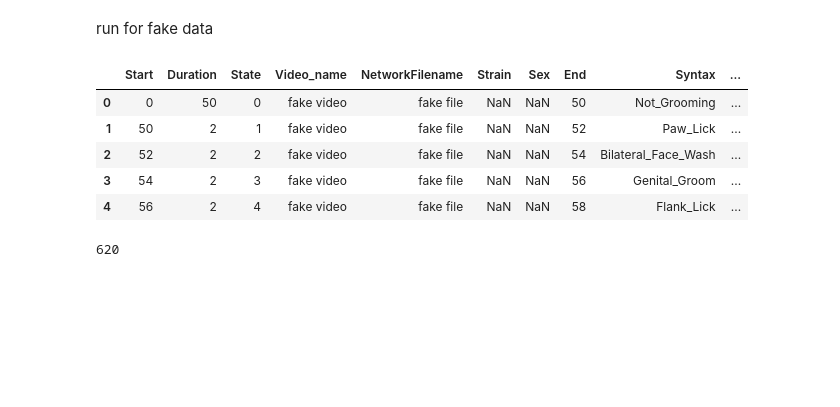
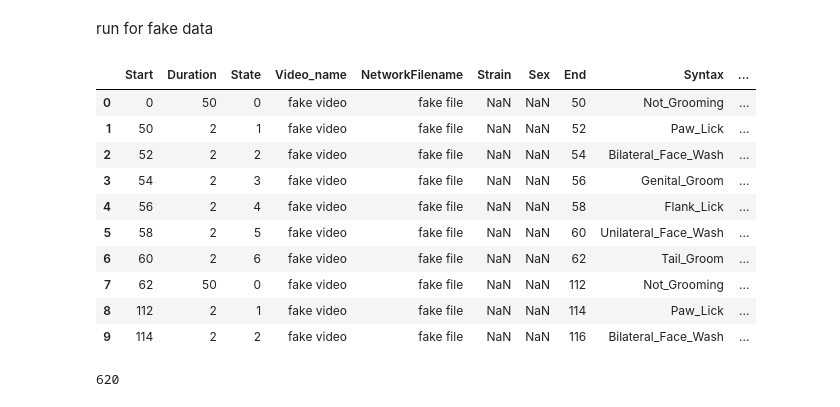
Before and after one commit to brigbrog/Syntactic-Grooming, a Jupyter notebook: bout_machine.ipynb, the cells around one changed output. Saved outputs shown, nothing was run; the diff lists cells and outputs as text; code cells hidden in the pictures; blank space fills up the shorter version.

Commit message:
single video support

```diff
--- a/bout_machine.ipynb
+++ b/bout_machine.ipynb
@@ -26,14 +23,19 @@ run for fake data
 # %%
 fake = pd.read_csv(fake_fpath)
 
-fake.head()
+fake.head(10)
 # %% [output]
 |  | Start | Duration | State | Video_name | NetworkFilename | Strain | Sex | End | Syntax | ... |
 | 0 | 0 | 50 | 0 | fake video | fake file | NaN | NaN | 50 | Not_Grooming | ... |
 | 1 | 50 | 2 | 1 | fake video | fake file | NaN | NaN | 52 | Paw_Lick | ... |
 | 2 | 52 | 2 | 2 | fake video | fake file | NaN | NaN | 54 | Bilateral_Face_Wash | ... |
 | 3 | 54 | 2 | 3 | fake video | fake file | NaN | NaN | 56 | Genital_Groom | ... |
 | 4 | 56 | 2 | 4 | fake video | fake file | NaN | NaN | 58 | Flank_Lick | ... |
+| 5 | 58 | 2 | 5 | fake video | fake file | NaN | NaN | 60 | Unilateral_Face_Wash | ... |
+| 6 | 60 | 2 | 6 | fake video | fake file | NaN | NaN | 62 | Tail_Groom | ... |
+| 7 | 62 | 50 | 0 | fake video | fake file | NaN | NaN | 112 | Not_Grooming | ... |
+| 8 | 112 | 2 | 1 | fake video | fake file | NaN | NaN | 114 | Paw_Lick | ... |
+| 9 | 114 | 2 | 2 | fake video | fake file | NaN | NaN | 116 | Bilateral_Face_Wash | ... |
 # %%
 print(np.max(fake['End']))
 # %% [output]
```
Also changed, not shown: parts of 6 cells of this notebook, 1 other file.
